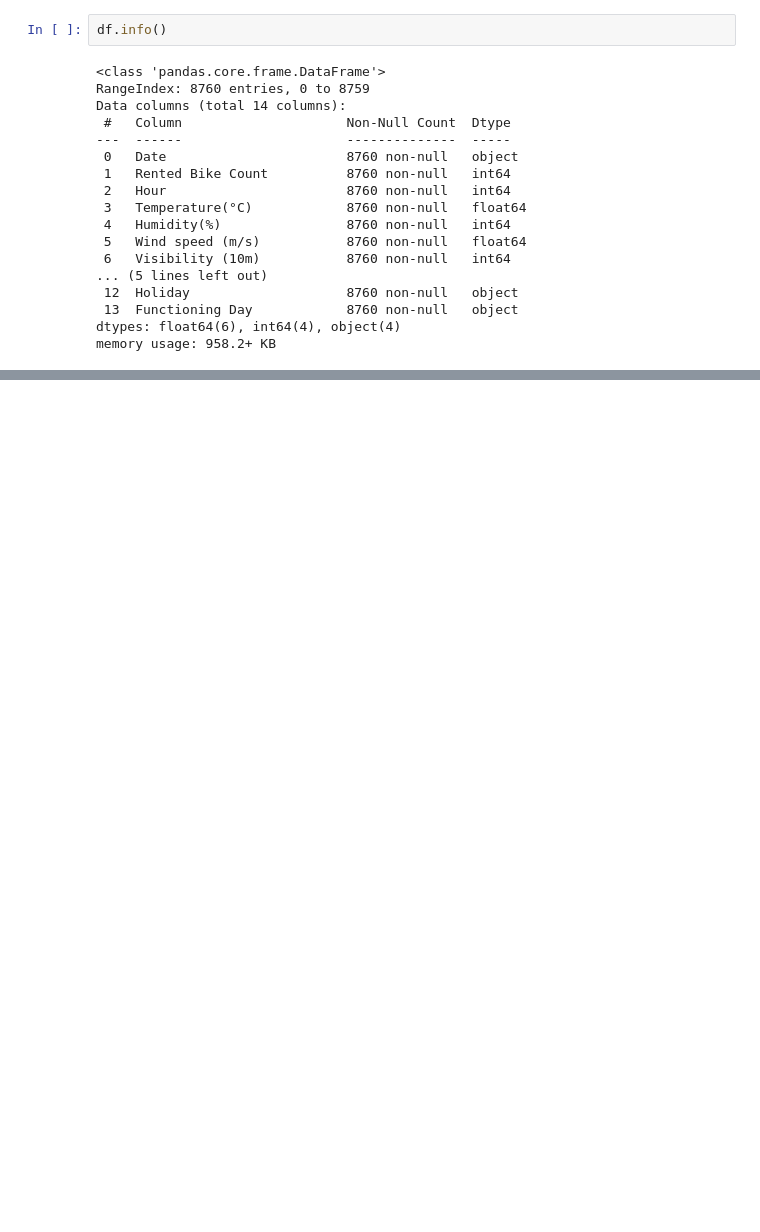
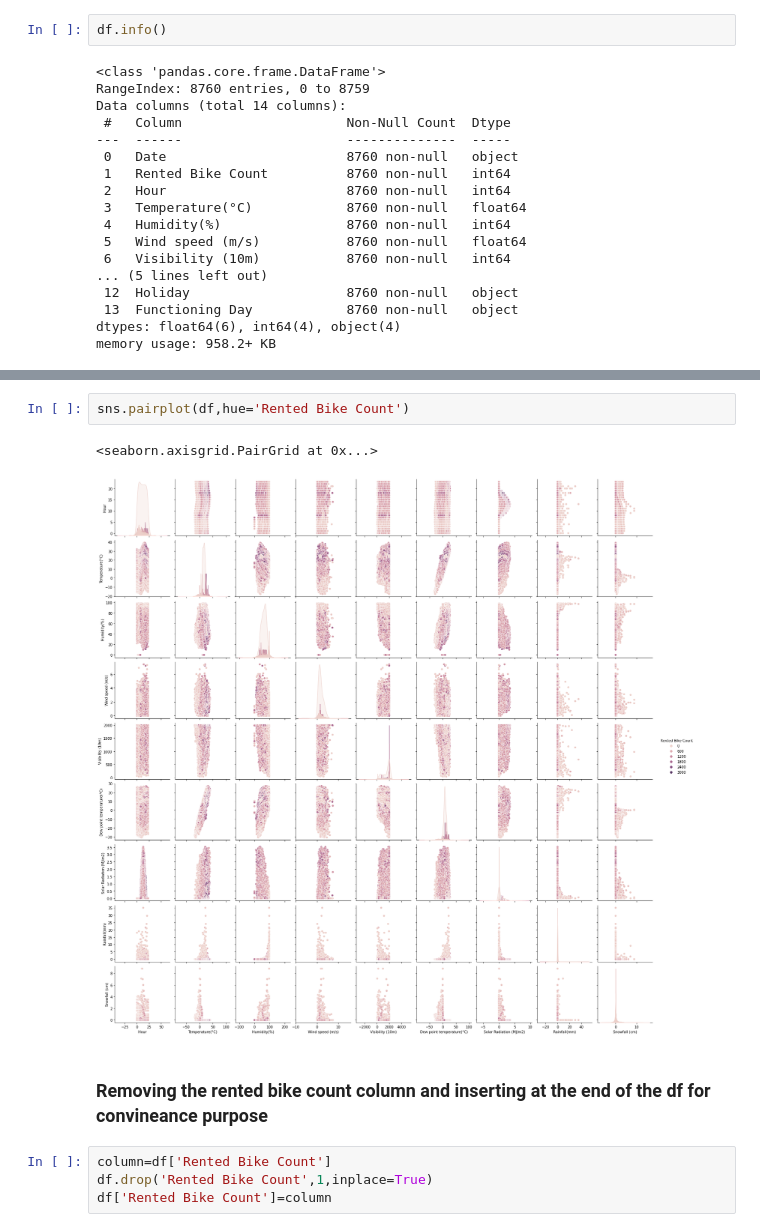
Before and after one commit to raghavendrakulkarni14/AlmaBetterCAP2, a Jupyter notebook: RaghavendraAKulkarni_Capstone_Project2.ipynb, the cells around one changed output, grey strips where cells are left out. Saved outputs shown, nothing was run; the diff lists cells and outputs as text; blank space fills up the shorter version.

```diff
--- a/RaghavendraAKulkarni_Capstone_Project2.ipynb
+++ b/RaghavendraAKulkarni_Capstone_Project2.ipynb
@@ -83,0 +116,11 @@ memory usage: 958.2+ KB
+# %%
+sns.pairplot(df,hue='Rented Bike Count')
+# %% [output]
+<seaborn.axisgrid.PairGrid at 0x...>
+[figure, added]
+# %% [markdown]
+### **Removing the rented bike count column and inserting at the end of the df for convineance purpose**
+# %%
+column=df['Rented Bike Count']
+df.drop('Rented Bike Count',1,inplace=True)
+df['Rented Bike Count']=column
```
Also changed, not shown: parts of 10 cells of this notebook.
